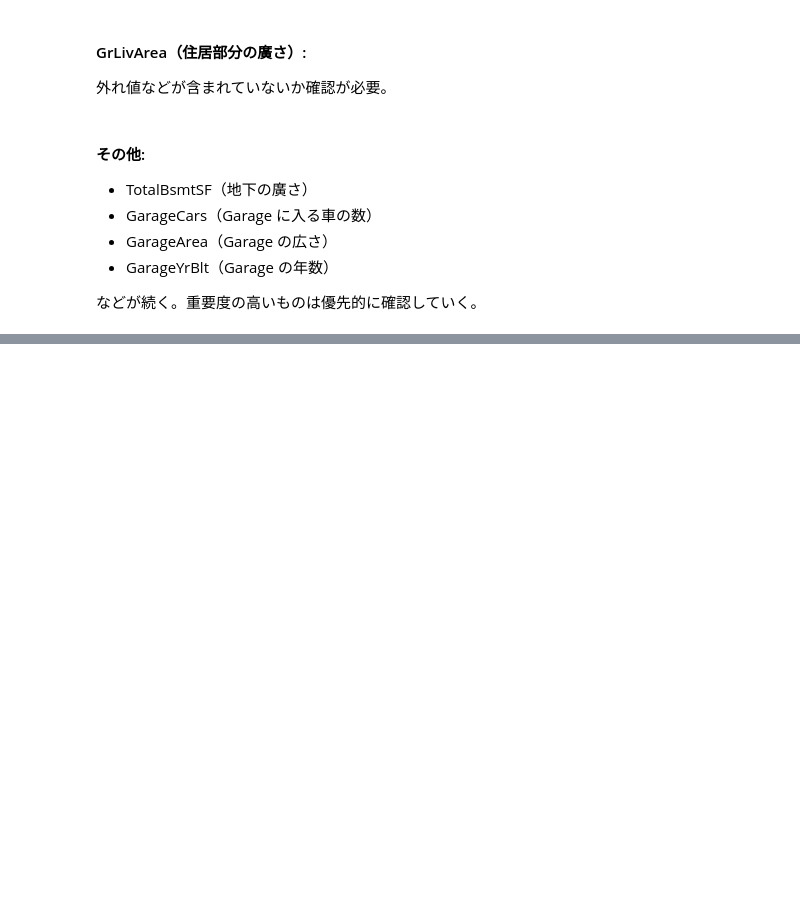
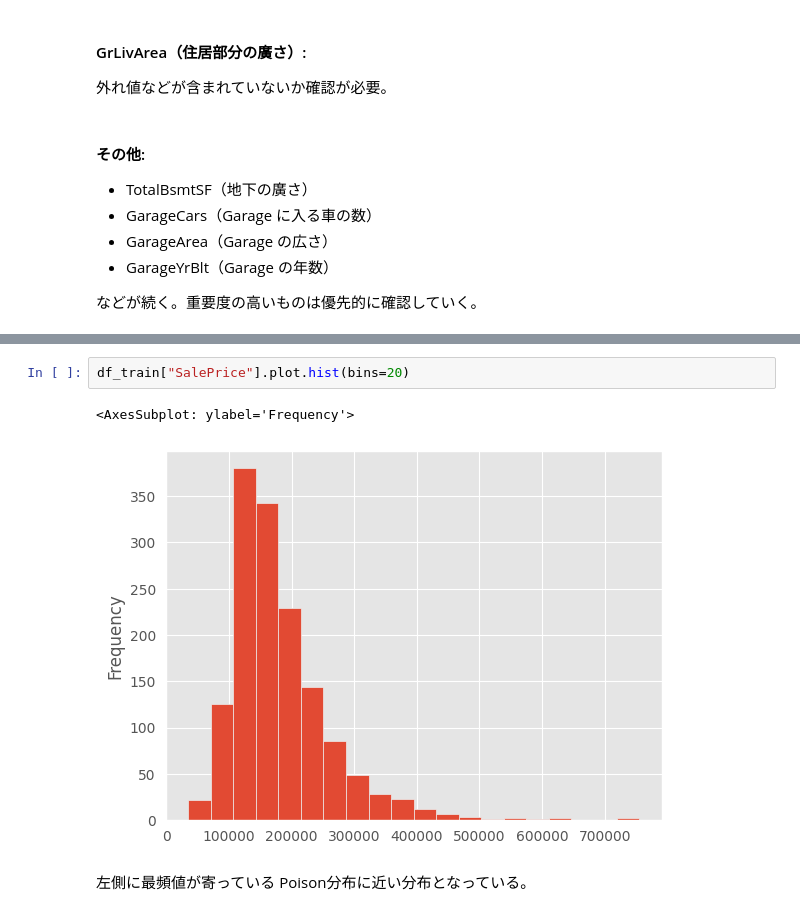
Before and after one commit to 1024xx4/kaggle_house_prices, a Jupyter notebook: kaggle_house-price.ipynb, the cells around one changed output, grey strips where cells are left out. Drawn from its saved outputs; the diff is of its cells as text; blank space fills up the shorter version.

```diff
--- a/kaggle_house-price.ipynb
+++ b/kaggle_house-price.ipynb
@@ -319,0 +334,7 @@ for model in models:
+# %%
+df_train["SalePrice"].plot.hist(bins=20)
+# %% [output]
+<AxesSubplot: ylabel='Frequency'>
+[figure, added]
+# %% [markdown]
+左側に最頻値が寄っている Poison分布に近い分布となっている。
```
Also changed, not shown: parts of 13 cells of this notebook.
